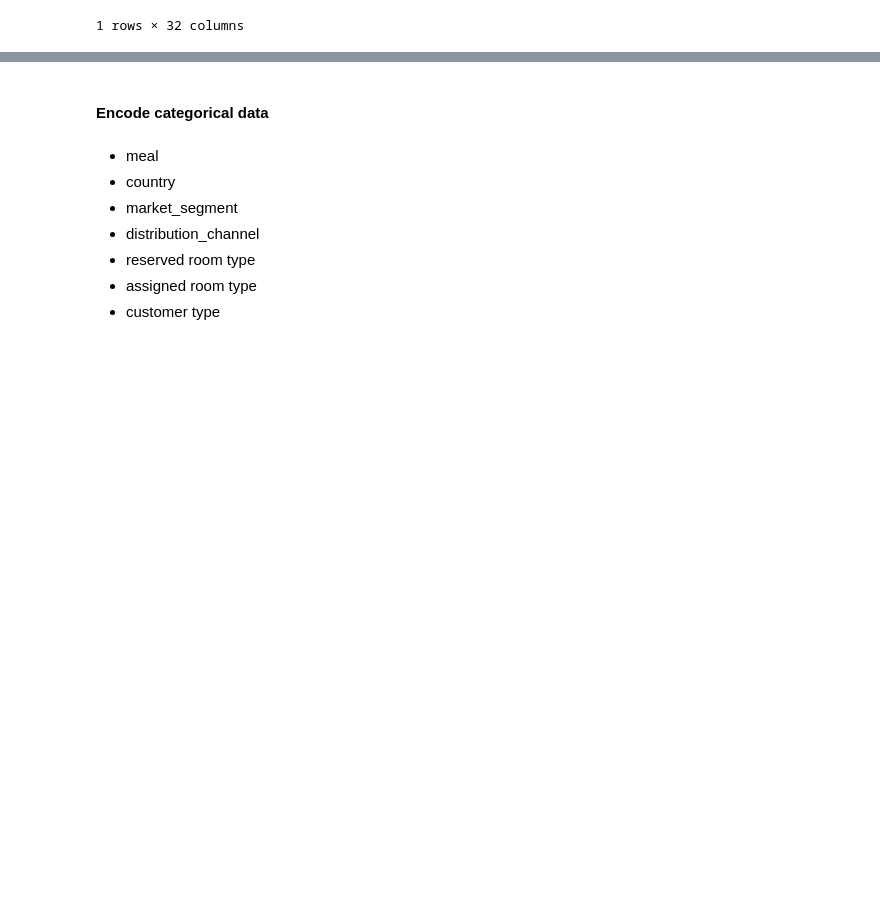
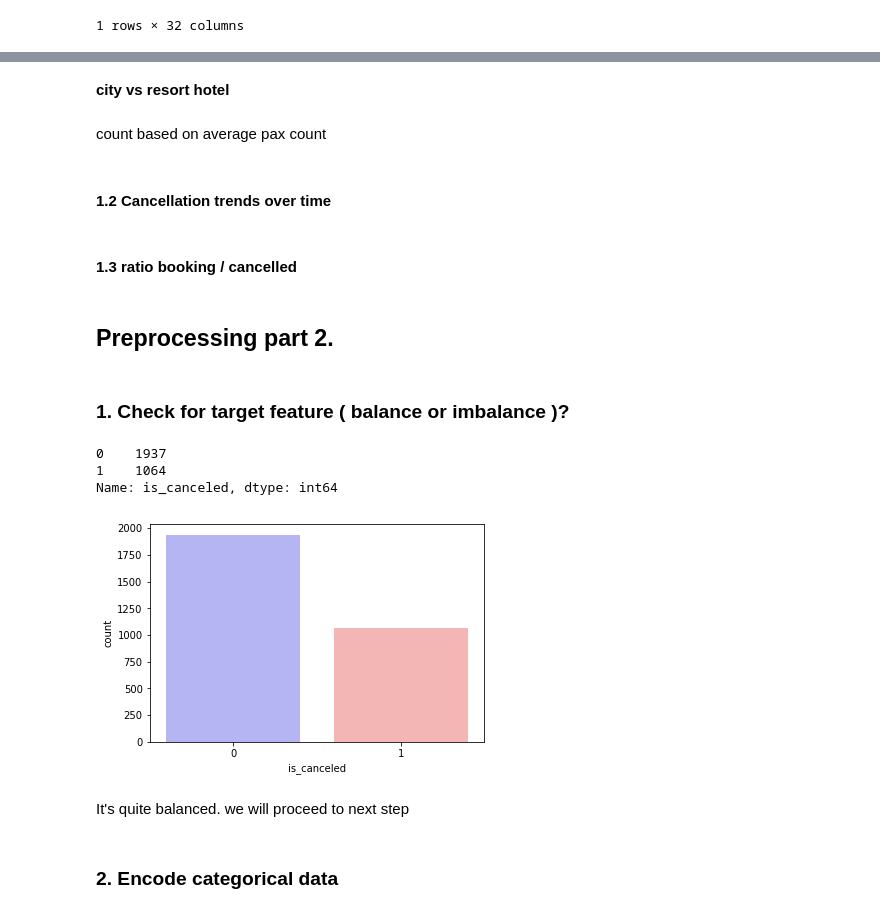
Before and after one commit to rizkyprilian/pwdhk_module3, a Jupyter notebook: rizky-jcds08-jkt.ipynb, the cells around one changed output, grey strips where cells are left out. Cells and saved outputs as stored; diff of their text form; code cells hidden in the pictures; blank space fills up the shorter version.

```diff
--- a/rizky-jcds08-jkt.ipynb
+++ b/rizky-jcds08-jkt.ipynb
@@ -286,0 +346,2 @@ df[df['country'].isna()]
+# %%
+df['arrival_months_year'] = df['arrival_date_month'].astype(str) + ' ' + df['arrival_date_year'].astype(str)
@@ -286,0 +372,8 @@ df[df['country'].isna()]
+# %% [markdown]
+**city vs resort hotel**
+# %% [markdown]
+count based on average pax count
+# %% [markdown]
+#### 1.2 Cancellation trends over time
+# %% [markdown]
+#### 1.3 ratio booking / cancelled
@@ -287,10 +382,19 @@ df[df['country'].isna()]
+# %% [markdown]
+## Preprocessing part 2.
+# %% [markdown]
+### 1. Check for target feature ( balance or imbalance )?
+# %%
+df['is_canceled'].value_counts()
+# %% [output]
+0    1937
+1    1064
+Name: is_canceled, dtype: int64
+# %%
+sns.countplot(x="is_canceled", data=df, palette="bwr")
+plt.show()
+# %% [output]
+[figure, added]
+# %% [markdown]
+It's quite balanced. we will proceed to next step
 # %% [markdown]
-#### Encode categorical data
+### 2. Encode categorical data
-# %% [markdown]
-- meal
-- country
-- market_segment
-- distribution_channel
-- reserved room type
-- assigned room type
-- customer type
```
Also changed, not shown: parts of 31 cells of this notebook.
